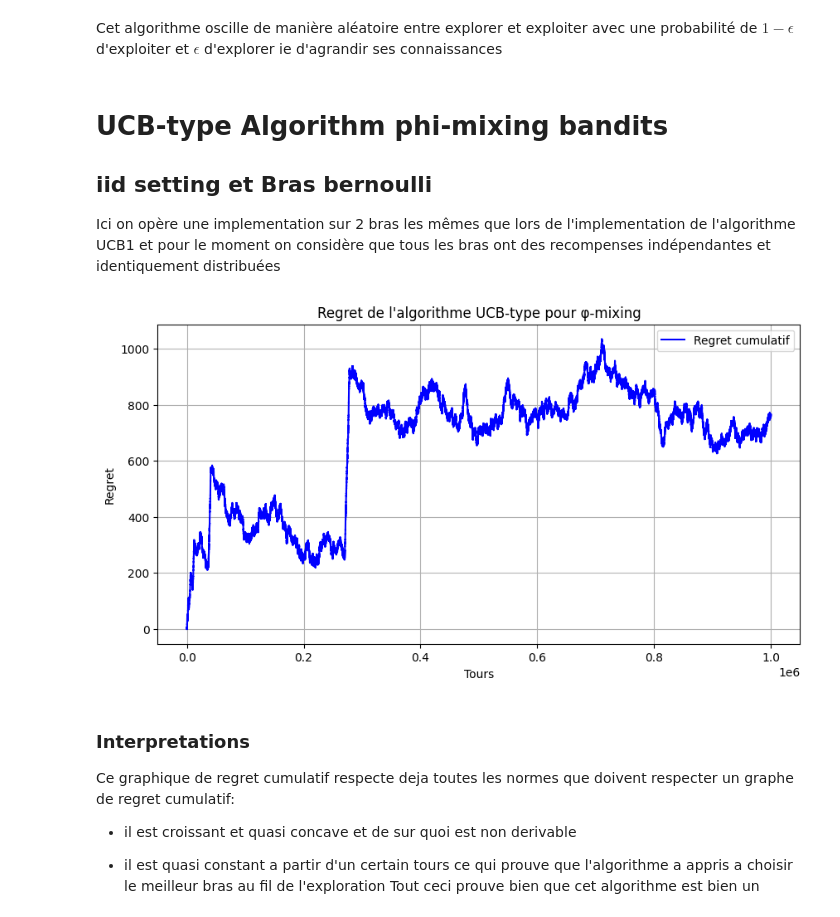
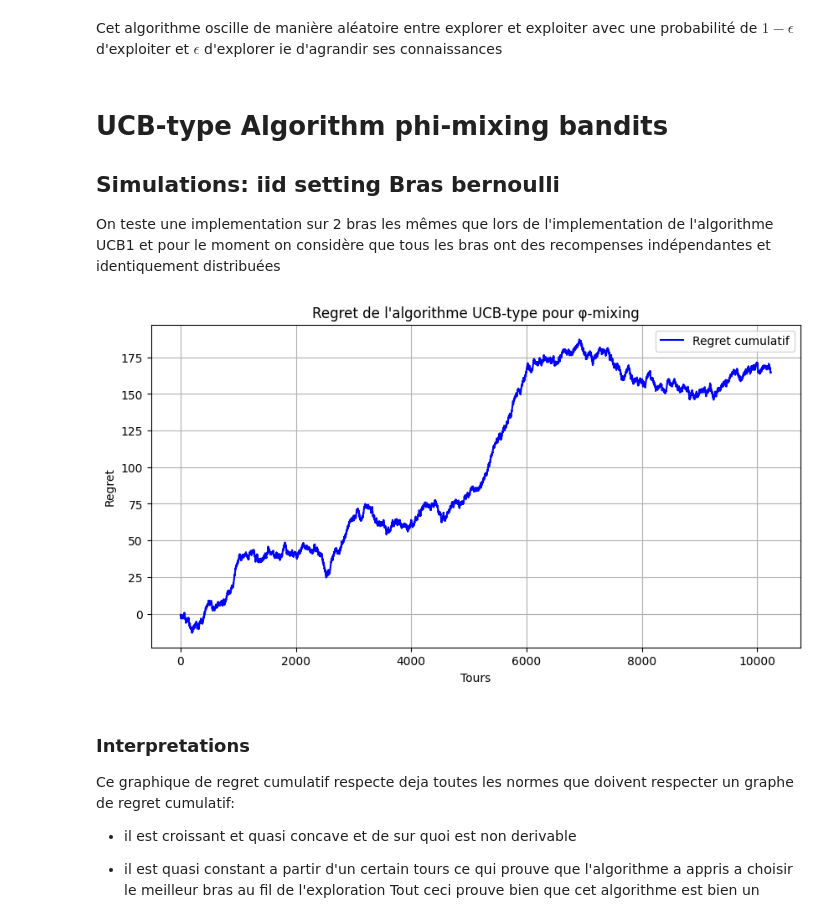
Before and after one commit to Dkdunand/Reinforcement-learning-Multi-armed-Bandits, a Jupyter notebook: Impletations.ipynb, the cells around one changed output. Saved outputs shown, nothing was run; the diff lists cells and outputs as text; code cells hidden in the pictures.

```diff
--- a/Impletations.ipynb
+++ b/Impletations.ipynb
@@ -470,9 +470,9 @@ Cet algorithme oscille de manière aléatoire entre explorer et exploiter avec u
 # %% [markdown]
 # UCB-type Algorithm phi-mixing bandits
 
-## iid setting et Bras bernoulli
+## Simulations: iid setting Bras bernoulli
 
-Ici on opère une implementation sur 2 bras les mêmes que lors de l'implementation de l'algorithme UCB1 et pour le moment on considère que tous les bras ont des  recompenses indépendantes et identiquement distribuées
+On teste une implementation sur 2 bras les mêmes que lors de l'implementation de l'algorithme UCB1 et pour le moment on considère que tous les bras ont des  recompenses indépendantes et identiquement distribuées
 # %%
 # Re-importing required libraries due to execution environment reset
 import numpy as np
@@ -508,16 +508,17 @@ class UCBPhiMixing:
             ucb_scores.append(ucb)
         max_ucb = max(ucb_scores)
         best_arms = np.argmax(ucb_scores) #[i for i, u in enumerate(ucb_scores) if np.isclose(u, max_ucb)]
-        return best_arms
+        return np.min(best_arms)
 
     def update(self, chosen_arm, rewards_batch):
         s_j = self.s[chosen_arm]
+        t_j = self.total_time
         n = len(rewards_batch)
         old_mean = self.empirical_means[chosen_arm]
         new_mean = (old_mean * (2 ** s_j) + np.sum(rewards_batch)) / (2 ** s_j + n)
         self.empirical_means[chosen_arm] = new_mean
         self.s[chosen_arm] += 1
-        self.total_time += n
+        self.total_time +=n
         self.arm_history.extend([chosen_arm] * n)
 
     def run(self, n_total, reward_function, optimal_mean):
@@ -535,42 +536,42 @@ class UCBPhiMixing:
             self.update(j, rewards)
             for r in rewards:
                 cumulative_reward += r
-                t_current = len(self.regret_history) + 1
+                t_current = len(self.regret_history)
                 #self.total_time += 1
-                t_curent = len(self.regret_history) + 1
+                t_curent = len(self.regret_history)
                 regret = optimal_mean * t_curent - cumulative_reward
                 self.regret_history.append(regret)
 
-                if t_current >= n_total:
-                    break
+                """if t_current >= n_total:
+                    break"""
 
         return self.arm_history, self.regret_history
 
 
 # Simulation
 n_total = 100000
 k = 2
 norm_phi = 0 # we assume that the phi coefficient are 0
 means = [1/3, 1/4]
 optimal_mean = max(means)
 
 def reward_function(arm):
     return np.random.binomial(1, means[arm])
 
 algo = UCBPhiMixing(k_arms=k, norm_phi= norm_phi)
-arms, regret_history = algo.run(n_total=1000000, reward_function=reward_function, optimal_mean=optimal_mean)
+arms, regret_history = algo.run(n_total=10000, reward_function=reward_function, optimal_mean=optimal_mean)
 
 # Plotting
 plt.figure(figsize=(10, 5))
 plt.plot( regret_history, label='Regret cumulatif', color='blue')
 plt.xlabel("Tours")
 plt.ylabel("Regret")
 plt.title("Regret de l'algorithme UCB-type pour φ-mixing")
 plt.grid(True)
 plt.legend()
 plt.show()
 # %% [output]
-[figure, old version]
+[figure, new version]
 # %% [markdown]
 ### Interpretations
 Ce graphique de regret cumulatif respecte deja toutes les normes que doivent respecter un graphe de regret cumulatif:
```
Also changed, not shown: parts of 3 cells of this notebook.
